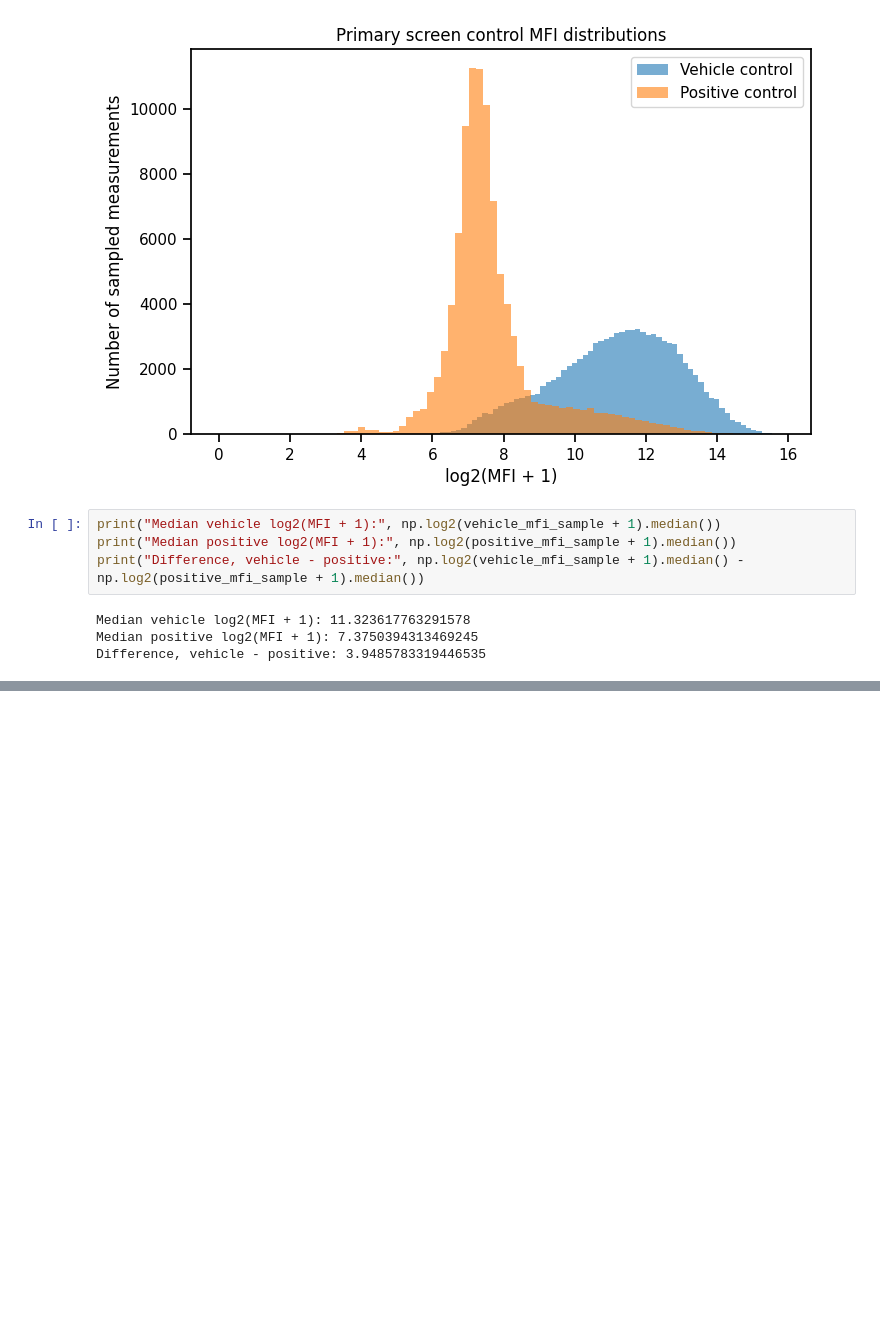
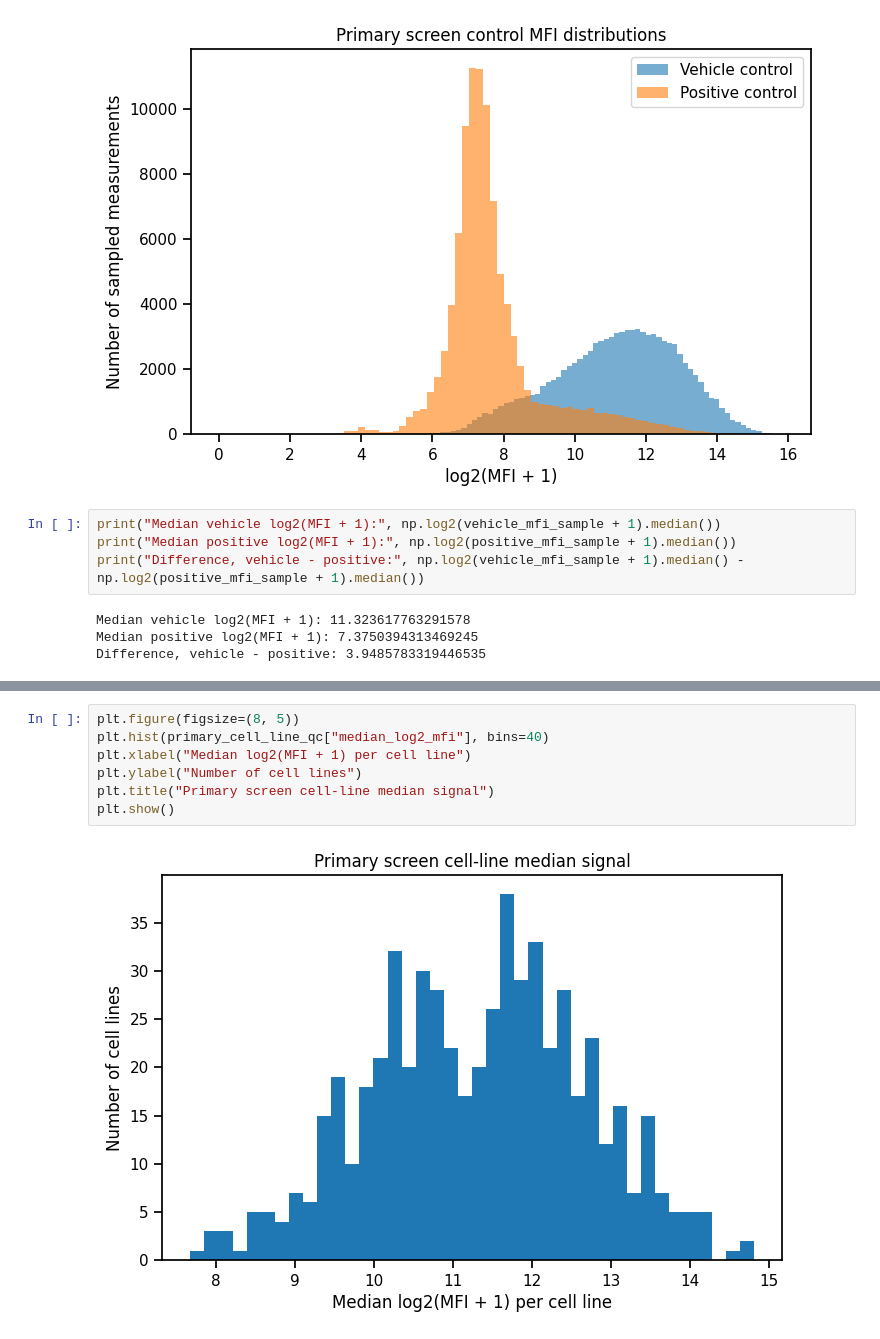
Before and after one commit to shashankshrishrimal-source/Code-for-assignment, a Jupyter notebook: notebooks/prism_repurposing_analysis.ipynb, the cells around one changed output, grey strips where cells are left out. Saved outputs shown, nothing was run; the diff lists cells and outputs as text; blank space fills up the shorter version.

```diff
--- a/notebooks/prism_repurposing_analysis.ipynb
+++ b/notebooks/prism_repurposing_analysis.ipynb
@@ -983,0 +1138,9 @@ Difference, vehicle - positive: 3.9485783319446535
+# %%
+plt.figure(figsize=(8, 5))
+plt.hist(primary_cell_line_qc["median_log2_mfi"], bins=40)
+plt.xlabel("Median log2(MFI + 1) per cell line")
+plt.ylabel("Number of cell lines")
+plt.title("Primary screen cell-line median signal")
+plt.show()
+# %% [output]
+[figure, added]
```
Also changed, not shown: parts of 30 cells of this notebook, 1 other file.
